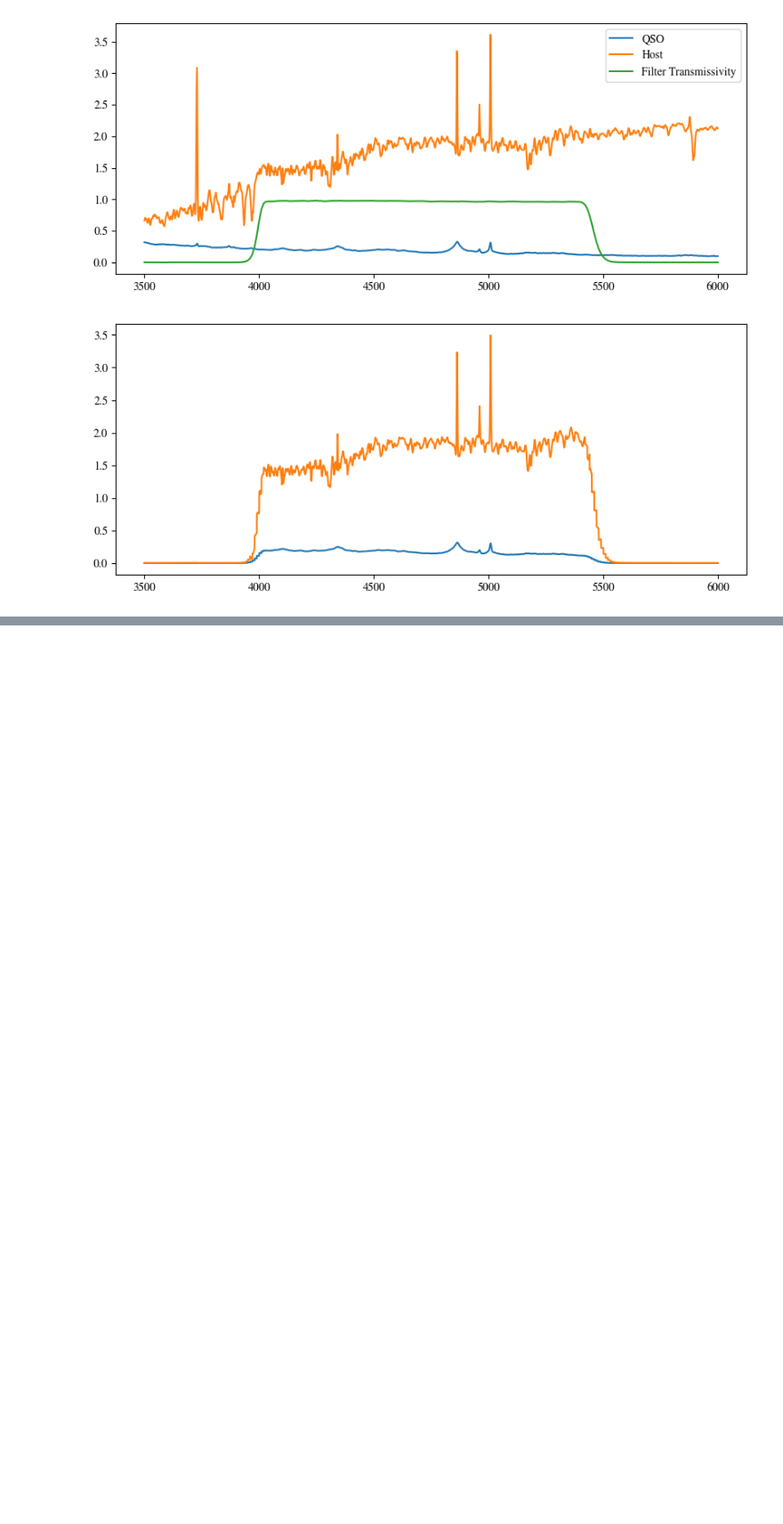
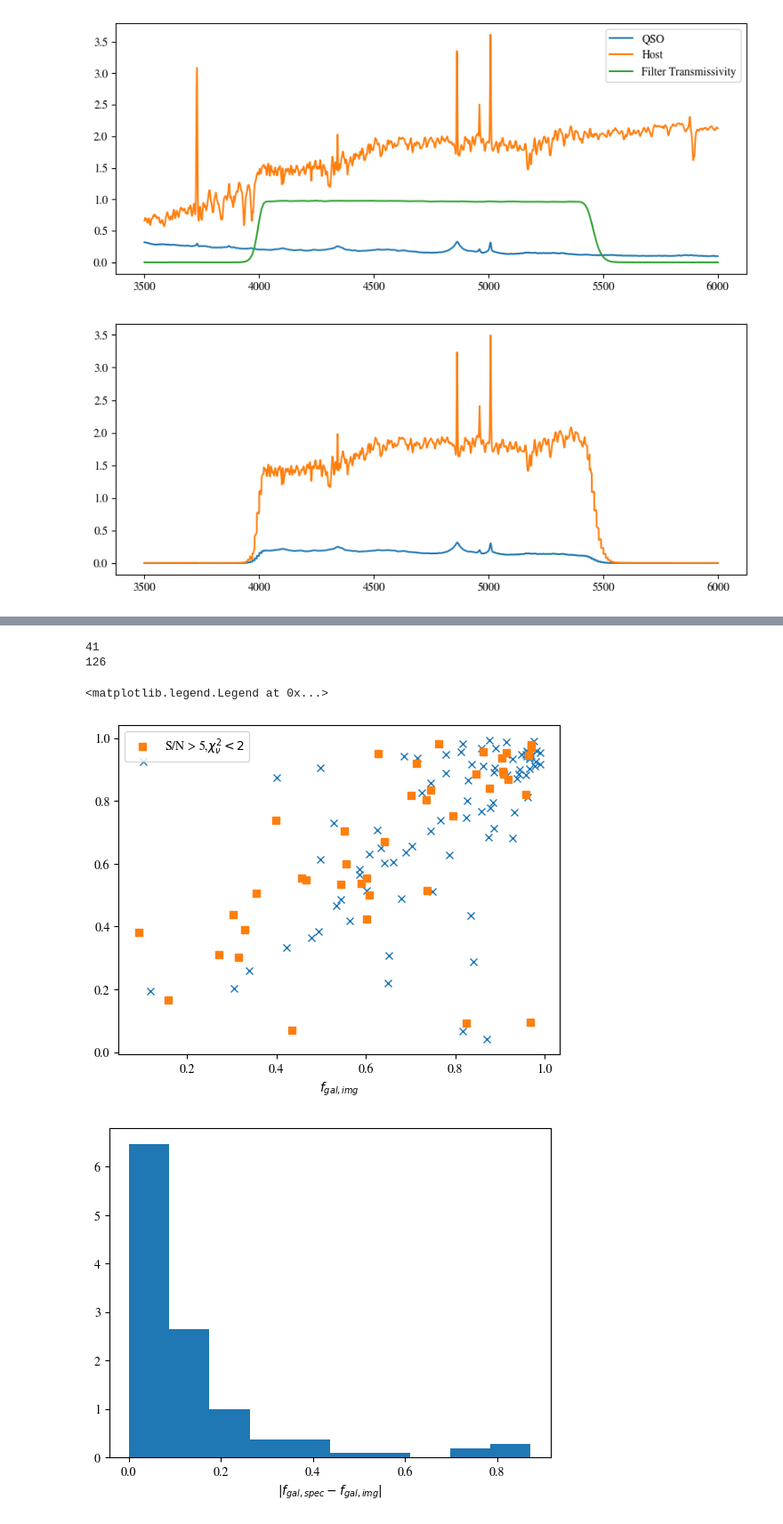
Before and after one commit to ELLI-E/RedQSOYoRiS, a Jupyter notebook: RedQSOProject.ipynb, the cells around one changed output, grey strips where cells are left out. Shown: that part at 89% size. Cells and saved outputs as stored; diff of their text form; code cells hidden in the pictures; blank space fills up the shorter version.

```diff
--- a/RedQSOProject.ipynb
+++ b/RedQSOProject.ipynb
@@ -593,0 +741,48 @@ Text(0.5, 0, '$\\frac{n_G}{n_R}$')
+# %%
+file = open(r"results/resultMasterlist.pkl","rb")
+masterlist = pickle.load(file)
+file.close()
+subset1 = [element for element in masterlist if element.imgFGal["R"] is not None and element.specSN is not None] # subset of complete R band data
+subset2 = [element for element in subset1 if (element.specSN >= 5) and (element.pklFiles["R"].reduced_Chisq <= 3)]
+diff1 = np.abs(np.subtract([element.specFGal["R"]["galaxy fraction"] for element in subset1], [element.imgFGal["R"] for element in subset1]))
+diff2 = np.abs(np.subtract([element.specFGal["R"]["galaxy fraction"] for element in subset2], [element.imgFGal["R"] for element in subset2]))
+
+subsetGR = [element for element in masterlist if element.imgFGal["R"] is not None and element.imgFGal["G"] is not None and element.specSN is not None] # full data set
+deltaR = np.abs(np.subtract([element.specFGal["R"]["galaxy fraction"] for element in subsetGR], [element.imgFGal["R"] for element in subsetGR]))
+deltaG = np.abs(np.subtract([element.specFGal["G"]["galaxy fraction"] for element in subsetGR], [element.imgFGal["G"] for element in subsetGR]))
+
+print(len(subset2))
+print(len(subset1))
+
+#
+#plots
+plt.plot([element.specFGal["R"]["galaxy fraction"] for element in subset1], [element.imgFGal["R"] for element in subset1], marker="x",linestyle="None")
+plt.plot([element.specFGal["R"]["galaxy fraction"] for element in subset2], [element.imgFGal["R"] for element in subset2], marker="s",linestyle="None",label=r"S/N > 5,$\chi^2_\nu < 2$")
+plt.legend(loc="best")
+plt.xlabel(r"$f_{gal,spec}$")
+plt.xlabel(r"$f_{gal,img}$")
+plt.figure()
+plt.hist(diff1,density=True)
+plt.xlabel(r"$|f_{gal,spec}-f_{gal,img}|$")
+plt.figure()
+plt.hist(diff2,label=r"S/N > 5,$\chi^2_\nu < 2$",density=True)
+plt.legend(loc="best")
+plt.xlabel(r"$|f_{gal,spec}-f_{gal,img}|$")
+plt.figure()
+plt.plot([element.z for element in subsetGR],deltaR, label="R Band",linestyle="None",marker="o")
+plt.plot([element.z for element in subsetGR],deltaG, label="G Band",linestyle="None",marker="s")
+plt.xlabel("z")
+plt.ylabel(r"$|f_{gal,spec}-f_{gal,img}|$")
+plt.legend(loc="best")
+plt.figure()
+bins = np.linspace(0,1,20)
+plt.hist(deltaG,bins,alpha=0.5,label="G Band",edgecolor="black",linewidth=1)
+plt.hist(deltaR,bins,alpha=0.5,label="R Band",edgecolor="black",linewidth=1)
+plt.xlabel(r"$|f_{gal,spec}-f_{gal,img}|$")
+plt.legend(loc="best")
+# %% [output]
+41
+126
+<matplotlib.legend.Legend at 0x...>
+[figure, added]
+[figure, added]
```
Also changed, not shown: parts of 9 cells of this notebook, 3 other files.
